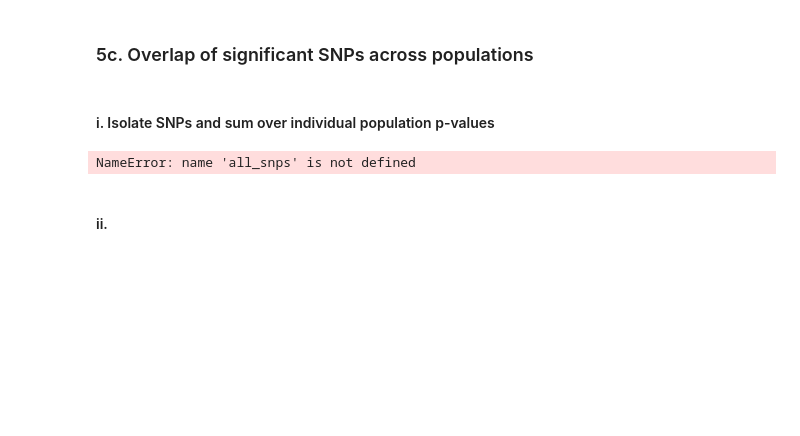
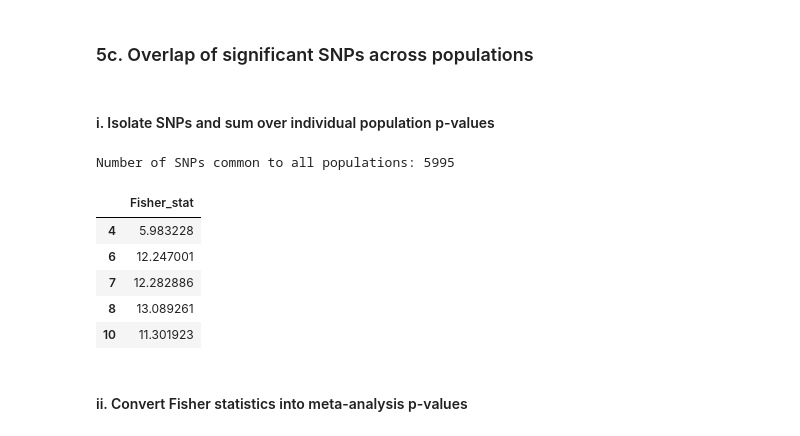
Before and after one commit to leaslive/GeneticsandGenomics, a Jupyter notebook: Genetics Project.ipynb, the cells around one changed output. Cells and saved outputs as stored; diff of their text form; code cells hidden in the pictures; blank space fills up the shorter version.

```diff
--- a/Genetics Project.ipynb
+++ b/Genetics Project.ipynb
@@ -879,31 +922,47 @@ Running GWAS for population: SAS
 ### 5c. Overlap of significant SNPs across populations
 # %% [markdown]
 #### i. Isolate SNPs and sum over individual population p-values
-# %%
-combined_stats = []
-
-for snp in all_snps:
-    pvals = []
-    for pop, df in gwas_by_pop.items():
-        if snp in df.index:
-            p = df.loc[snp, "pval"]
-            if pd.notna(p) and p > 0:
-                pvals.append(p)
-
-    if len(pvals) == 0:
-        continue
-
-    fisher_stat = -2 * np.sum(np.log(pvals))
-
-    combined_stats.append({
-        "SNP": snp,
-        "fisher_stat": fisher_stat,
-        "n_populations": len(pvals)
-    })
-
-combined_stats_df = pd.DataFrame(combined_stats).set_index("SNP")
-combined_stats_df.head()
-# %% [output]
-NameError: name 'all_snps' is not defined
+# %%
+
+pops = list(gwas_pop_pc10.keys())
+
+# 1) Find SNPs that are common to ALL populations (after MAF filtering and GWAS)
+#    and have non-NaN p-values in each population
+common_snps = None
+for pop in pops:
+    # SNPs with valid p-values in this population
+    snps_pop = gwas_pop_pc10[pop].dropna(subset=["pval"]).index
+
+    if common_snps is None:
+        common_snps = set(snps_pop)
+    else:
+        common_snps &= set(snps_pop)
+
+common_snps = sorted(common_snps)
+print(f"Number of SNPs common to all populations: {len(common_snps)}")
+
+# 2) Build a table of p-values: rows = SNPs, columns = populations
+meta_pvals = pd.DataFrame(index=common_snps, columns=pops, dtype=float)
+
+for pop in pops:
+    meta_pvals[pop] = gwas_pop_pc10[pop].loc[common_snps, "pval"]
+
+# 3) Compute Fisher's combined statistic: X2 = -2 * sum(ln(p_i)) across populations
+fisher_stat = -2 * np.log(meta_pvals).sum(axis=1)
+
+# Store in a meta-analysis results dataframe (p-values will come in 5c.ii)
+meta_results = pd.DataFrame({
+    "Fisher_stat": fisher_stat
+}, index=common_snps)
+
+meta_results.head()
+# %% [output]
+Number of SNPs common to all populations: 5995
+|  | Fisher_stat |
+| 4 | 5.983228 |
+| 6 | 12.247001 |
+| 7 | 12.282886 |
+| 8 | 13.089261 |
+| 10 | 11.301923 |
 # %% [markdown]
-#### ii.
+#### ii. Convert Fisher statistics into meta-analysis p-values
```
Also changed, not shown: parts of 13 cells of this notebook.
